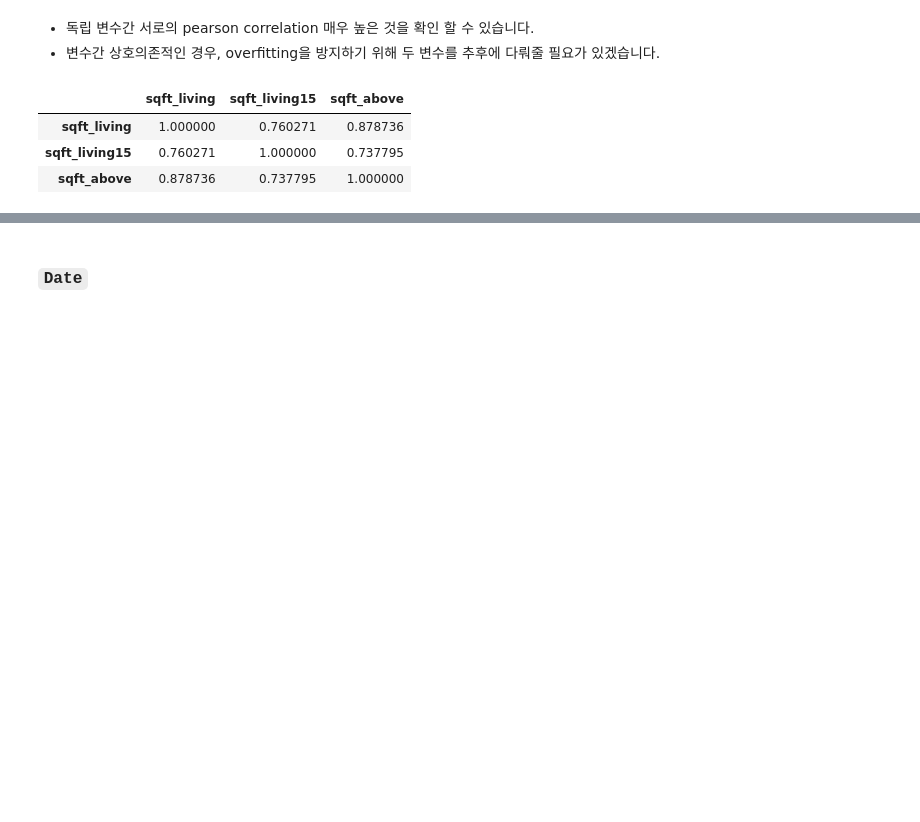
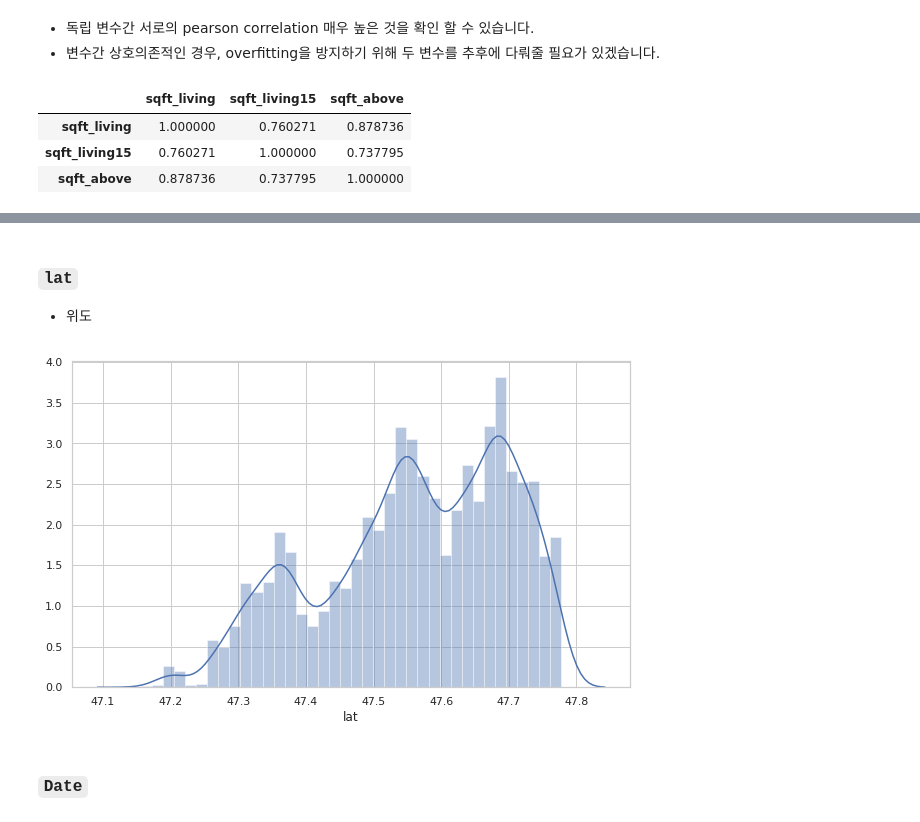
Before and after one commit to EmjayAhn/kaggle_HousePrice, a Jupyter notebook: 01_HousePriceEDA.ipynb, the cells around one changed output, grey strips where cells are left out. Cells and saved outputs as stored; diff of their text form; code cells hidden in the pictures; blank space fills up the shorter version.

```diff
--- a/01_HousePriceEDA.ipynb
+++ b/01_HousePriceEDA.ipynb
@@ -227,3 +237,12 @@ train_set[['sqft_living', 'sqft_living15', 'sqft_above']].corr()
+# %% [markdown]
+### `lat`
+- 위도
+# %%
+plt.figure(figsize=(10, 6))
+sns.distplot(train_set['lat'])
+plt.show()
+# %% [output]
+[figure, added]
 # %% [markdown]
 ### `Date`
 # %% [markdown]
```
Also changed, not shown: parts of 10 cells of this notebook.
